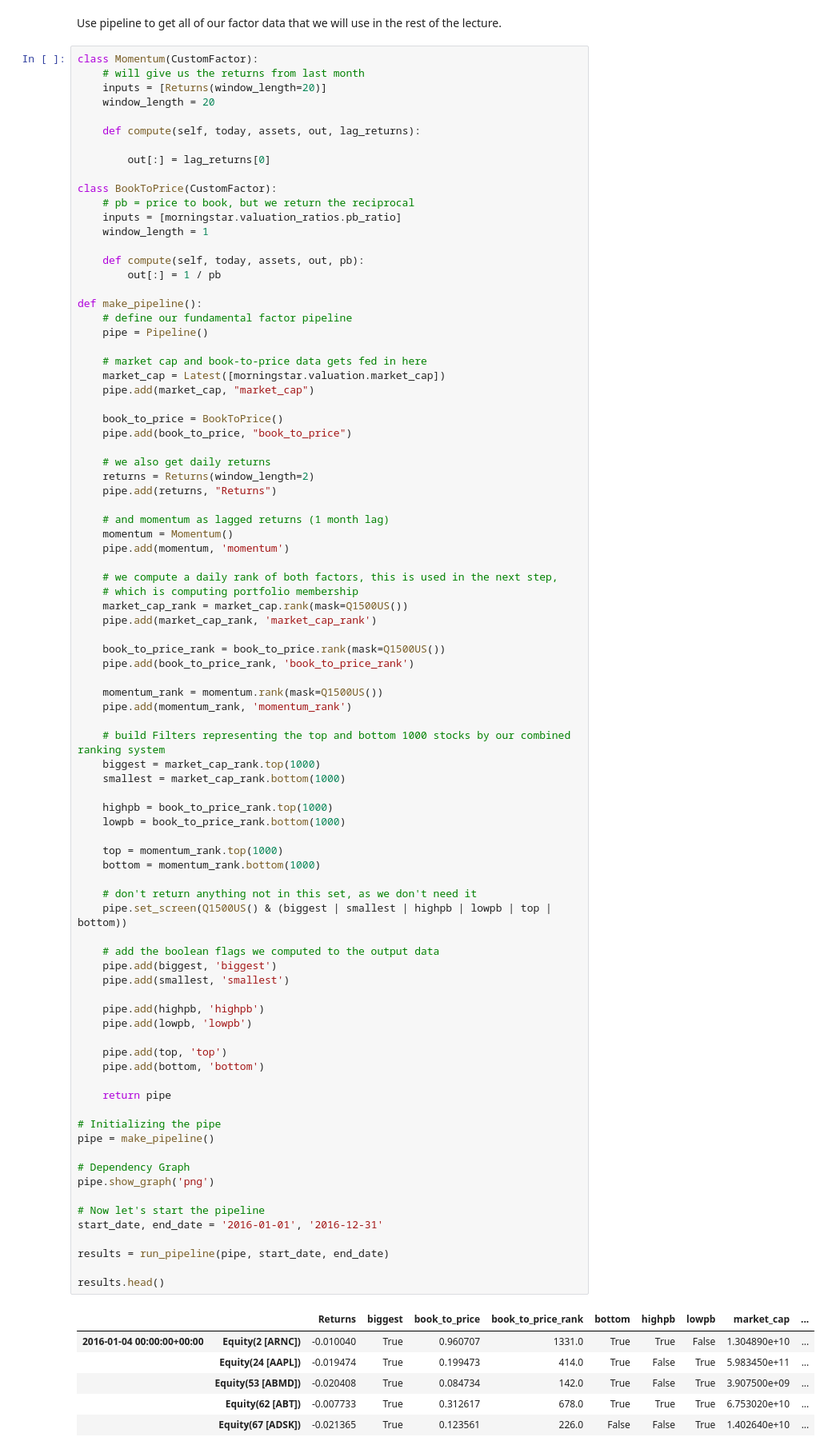
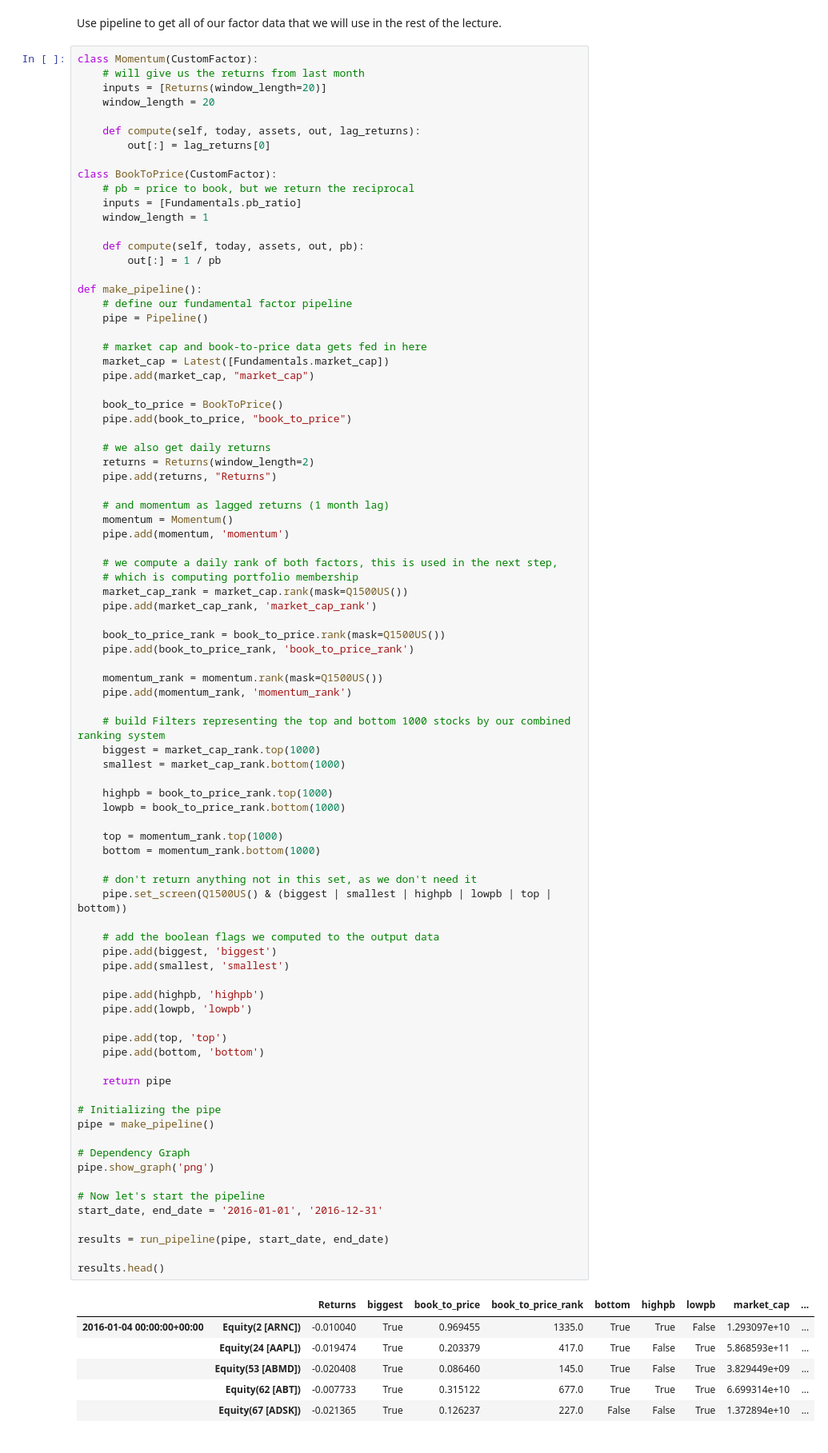
Before and after one commit to quantopian/research_public, a Jupyter notebook: notebooks/lectures/Fundamental_Factor_Models/notebook.ipynb, the cells around one changed output. Shown at 80% size. Drawn from its saved outputs; the diff is of its cells as text.

```diff
--- a/notebooks/lectures/Fundamental_Factor_Models/notebook.ipynb
+++ b/notebooks/lectures/Fundamental_Factor_Models/notebook.ipynb
@@ -59,12 +60,11 @@ class Momentum(CustomFactor):
     window_length = 20
 
     def compute(self, today, assets, out, lag_returns):
-
         out[:] = lag_returns[0]
 
 class BookToPrice(CustomFactor):
     # pb = price to book, but we return the reciprocal
-    inputs = [morningstar.valuation_ratios.pb_ratio]
+    inputs = [Fundamentals.pb_ratio]
     window_length = 1
 
     def compute(self, today, assets, out, pb):
@@ -75,7 +75,7 @@ def make_pipeline():
     pipe = Pipeline()
 
     # market cap and book-to-price data gets fed in here
-    market_cap = Latest([morningstar.valuation.market_cap])
+    market_cap = Latest([Fundamentals.market_cap])
     pipe.add(market_cap, "market_cap")
 
     book_to_price = BookToPrice()
@@ -112,38 +112,38 @@ def make_pipeline():
 
     # don't return anything not in this set, as we don't need it
     pipe.set_screen(Q1500US() & (biggest | smallest | highpb | lowpb | top | bottom))
 
     # add the boolean flags we computed to the output data
     pipe.add(biggest, 'biggest')
     pipe.add(smallest, 'smallest')
 
     pipe.add(highpb, 'highpb')
     pipe.add(lowpb, 'lowpb')
 
     pipe.add(top, 'top')
     pipe.add(bottom, 'bottom')
 
     return pipe
 
 # Initializing the pipe
 pipe = make_pipeline()
 
 # Dependency Graph
 pipe.show_graph('png')
 
 # Now let's start the pipeline
 start_date, end_date = '2016-01-01', '2016-12-31'
 
 results = run_pipeline(pipe, start_date, end_date)
 
 results.head()
 # %% [output]
 |  |  | Returns | biggest | book_to_price | book_to_price_rank | bottom | highpb | lowpb | market_cap | ... |
-| 2016-01-04 00:00:00+00:00 | Equity(2 [ARNC]) | -0.010040 | True | 0.960707 | 1331.0 | True | True | False | 1.304890e+10 | ... |
-|  | Equity(24 [AAPL]) | -0.019474 | True | 0.199473 | 414.0 | True | False | True | 5.983450e+11 | ... |
-|  | Equity(53 [ABMD]) | -0.020408 | True | 0.084734 | 142.0 | True | False | True | 3.907500e+09 | ... |
-|  | Equity(62 [ABT]) | -0.007733 | True | 0.312617 | 678.0 | True | True | True | 6.753020e+10 | ... |
-|  | Equity(67 [ADSK]) | -0.021365 | True | 0.123561 | 226.0 | False | False | True | 1.402640e+10 | ... |
+| 2016-01-04 00:00:00+00:00 | Equity(2 [ARNC]) | -0.010040 | True | 0.969455 | 1335.0 | True | True | False | 1.293097e+10 | ... |
+|  | Equity(24 [AAPL]) | -0.019474 | True | 0.203379 | 417.0 | True | False | True | 5.868593e+11 | ... |
+|  | Equity(53 [ABMD]) | -0.020408 | True | 0.086460 | 145.0 | True | False | True | 3.829449e+09 | ... |
+|  | Equity(62 [ABT]) | -0.007733 | True | 0.315122 | 677.0 | True | True | True | 6.699314e+10 | ... |
+|  | Equity(67 [ADSK]) | -0.021365 | True | 0.126237 | 227.0 | False | False | True | 1.372894e+10 | ... |
 # %% [markdown]
 Now we can go through the data and build the factor portfolios we want
 # %%
```
Also changed, not shown: parts of 16 cells of this notebook, 1 other file.
